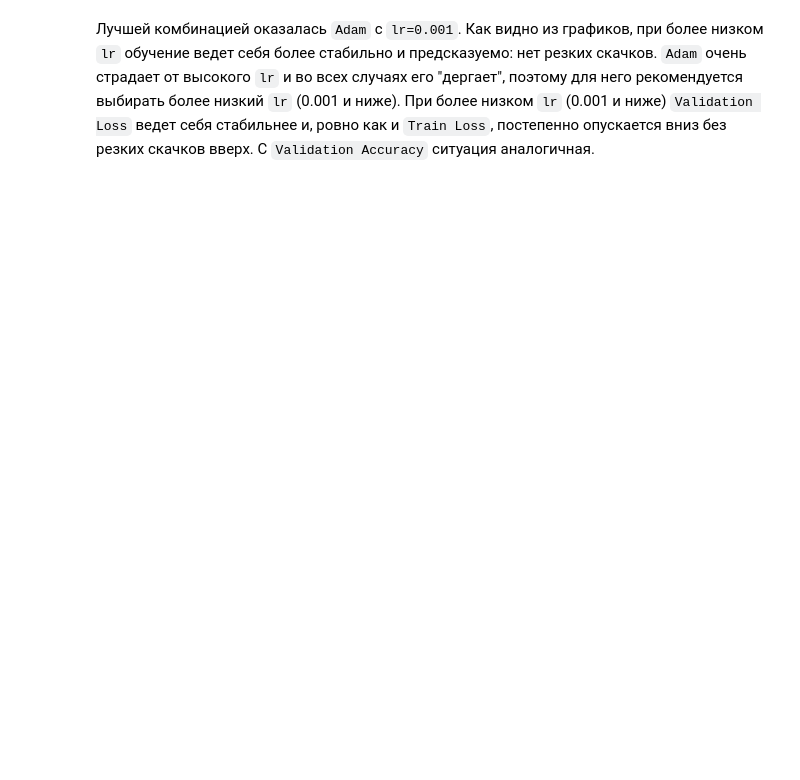
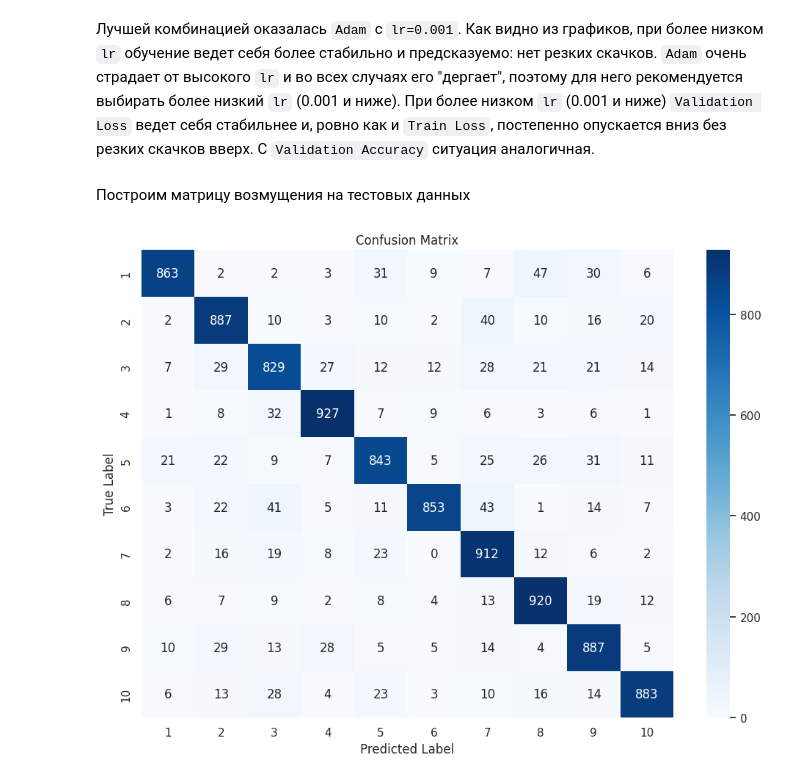
Before and after one commit to maybenotilya/ml-course, a Jupyter notebook: solutions/task07_neural_network.ipynb, the cells around one changed output. Drawn from its saved outputs; the diff is of its cells as text; code cells hidden in the pictures; blank space fills up the shorter version.

Commit message:
add confusion matrix

```diff
--- a/solutions/task07_neural_network.ipynb
+++ b/solutions/task07_neural_network.ipynb
@@ -419,3 +436,42 @@ best_test_score
 # %% [markdown]
 Лучшей комбинацией оказалась `Adam` с `lr=0.001`. Как видно из графиков, при более низком `lr` обучение ведет себя более стабильно и предсказуемо: нет резких скачков. `Adam` очень страдает от высокого `lr` и во всех случаях его "дергает", поэтому для него рекомендуется выбирать более низкий `lr` (0.001 и ниже).
 При более низком `lr` (0.001 и ниже) `Validation Loss` ведет себя стабильнее и, ровно как и `Train Loss`, постепенно опускается вниз без резких скачков вверх. C `Validation Accuracy` ситуация аналогичная.
+# %% [markdown]
+Построим матрицу возмущения на тестовых данных
+# %%
+from sklearn.metrics import confusion_matrix
+
+
+def plot_confusion_matrix(model):
+    model.eval()
+    all_preds = []
+    all_labels = []
+    with torch.no_grad():
+        for x_test, y_test in test_loader:
+            x_test = x_test.view(x_test.size(0), -1)
+            logits = model.forward(x_test)
+            predicted = torch.argmax(logits, 1)
+
+            all_preds.append(predicted)
+            all_labels.append(y_test)
+
+    all_preds = torch.cat(all_preds)
+    all_labels = torch.cat(all_labels)
+
+    cm = confusion_matrix(all_labels.numpy(), all_preds.numpy())
+    sns.heatmap(
+        cm,
+        annot=True,
+        fmt="d",
+        cmap="Blues",
+        xticklabels=list(range(1, 11)),
+        yticklabels=list(range(1, 11)),
+    )
+    plt.title("Confusion Matrix")
+    plt.xlabel("Predicted Label")
+    plt.ylabel("True Label")
+    plt.show()
+# %%
+plot_confusion_matrix(best_model)
+# %% [output]
+[figure, added]
```
Also changed, not shown: parts of 10 cells of this notebook.
